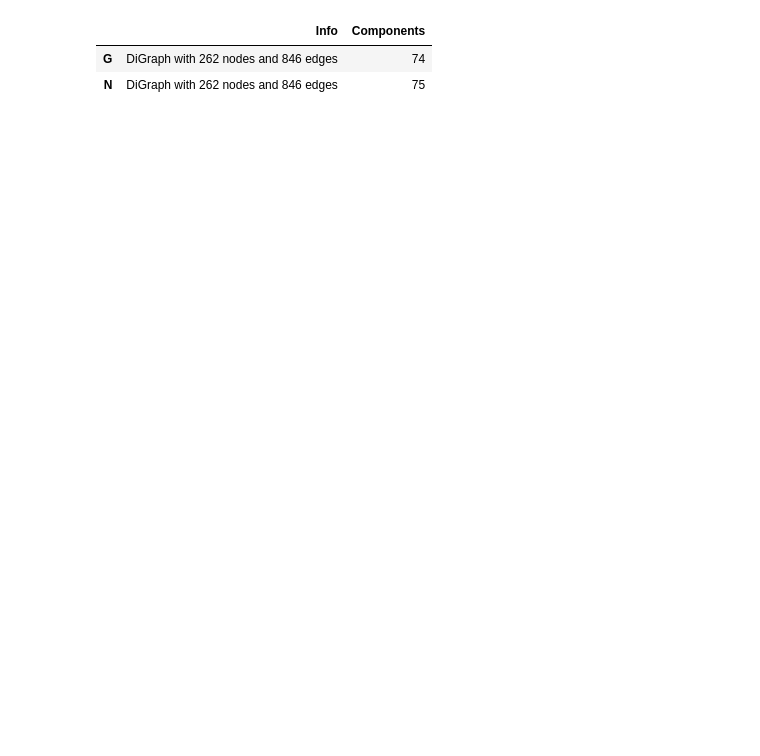
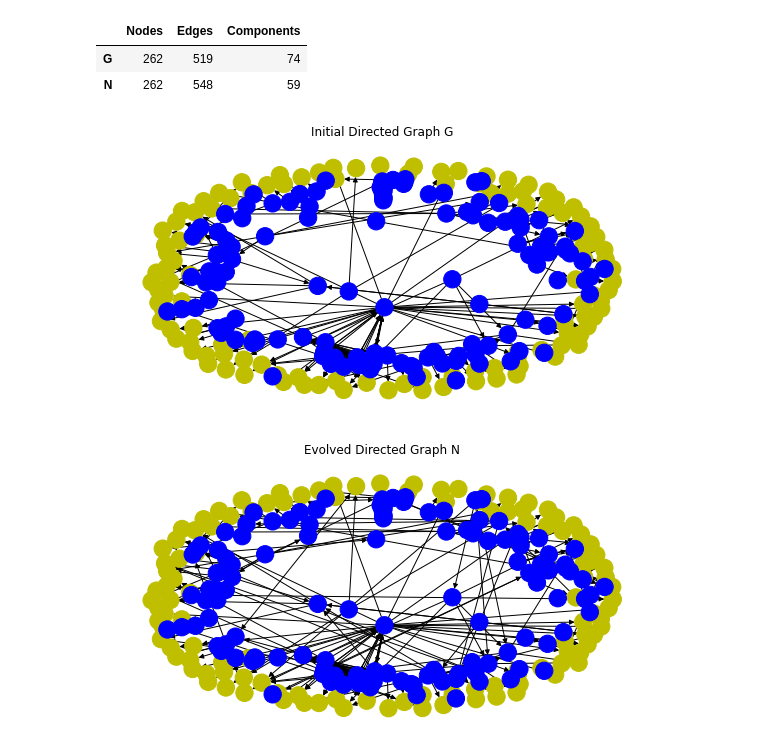
Before and after one commit to fzanart/Socialz, a Jupyter notebook: es_plus.ipynb, the cells around one changed output. Drawn from its saved outputs; the diff is of its cells as text; code cells hidden in the pictures; blank space fills up the shorter version.

```diff
--- a/es_plus.ipynb
+++ b/es_plus.ipynb
@@ -86,7 +51,0 @@ np.fill_diagonal(aux_matrix.to_numpy(), 0)
-# %%
-# Fill adj_matrix with aux_matrix data
-for column in aux_matrix.columns:
-    for row in aux_matrix.index:
-
-        aux = aux_matrix.at[row, column]
-        adj_matrix.at[row, column] = aux
@@ -258,0 +276,9 @@ plt.show()
+# %%
+# set the best seed
+np.random.seed(scores[scores['score'] == scores['score'].min()]['seed'])
+
+# perform the evolution strategy (mu, lambda) search
+iterations, best, score = es_plus(adj_matrix, objective, n_iter, mu, lam)
+
+# plot results
+plot_results('u: mikeharrisontelia','u: dependabot[bot]', best)
@@ -259,14 +287,39 @@ plt.show()
+# %%
+def plot_graph_comparison(initial_graph, final_graph, pos):
+
+    d = {'Nodes':[nx.number_of_nodes(initial_graph),nx.number_of_nodes(final_graph)],
+         'Edges':[nx.number_of_edges(initial_graph),nx.number_of_edges(final_graph)],
+         'Components':[nx.number_weakly_connected_components(initial_graph), nx.number_weakly_connected_components(final_graph)]}
+
+    display(pd.DataFrame(d, index=['G', 'N']))
+
+    plt.figure(figsize=(10,5))
+    plt.title('Initial Directed Graph G')
+    color_map = ['b' if node.startswith('u: ') else 'y' for node in initial_graph]
+    nx.draw(initial_graph, node_color=color_map, pos = pos)
+    plt.show()
+    plt.close()
+    plt.figure(figsize=(10,5))
+    plt.title('Evolved Directed Graph N')
+    color_map = ['b' if node.startswith('u: ') else 'y' for node in final_graph]
+    nx.draw(final_graph, node_color=color_map, pos = pos)
+    plt.show()
+    plt.close()
 # %%
 # Initial graph G
 G = nx.from_pandas_adjacency(adj_matrix, create_using=nx.DiGraph)
 
 # Optimised graph N
 N = nx.from_pandas_adjacency(best, create_using=nx.DiGraph)
-d = {'Info':[nx.info(G), nx.info(N)],
-     'Components':[nx.number_weakly_connected_components(G), nx.number_weakly_connected_components(N)]}
 
-pd.DataFrame(d, index=['G', 'N'])
+# Set nodes position
+pos = nx.spring_layout(G)
+
+# Plot initial and resulting graph
+plot_graph_comparison(G, N, pos)
 # %% [output]
-|  | Info | Components |
-| G | DiGraph with 262 nodes and 846 edges | 74 |
-| N | DiGraph with 262 nodes and 846 edges | 75 |
+|  | Nodes | Edges | Components |
+| G | 262 | 519 | 74 |
+| N | 262 | 548 | 59 |
+[figure, added]
+[figure, added]
```
Also changed, not shown: parts of 35 cells of this notebook.
